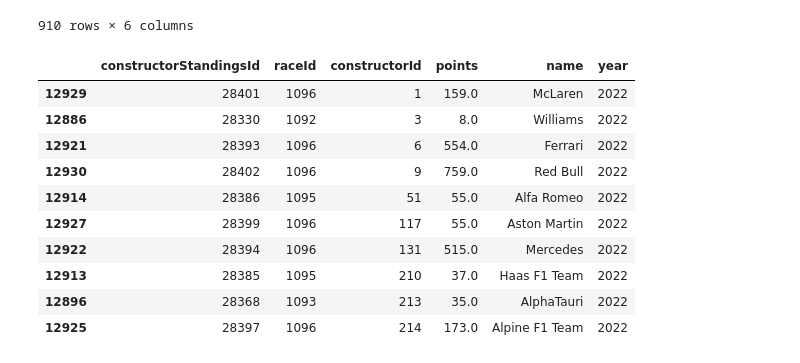
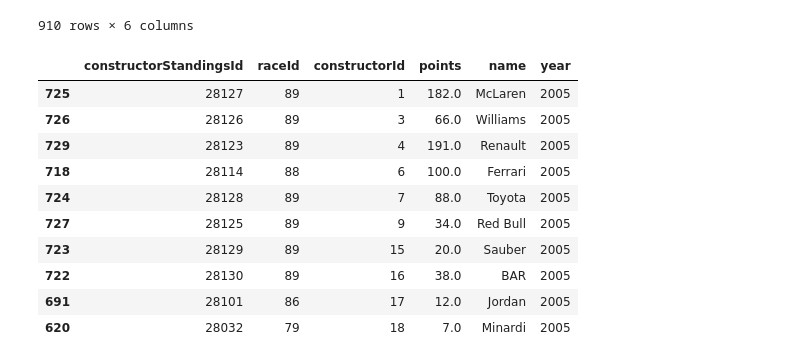
Before and after one commit to MacBeth-M/Capstone, a Jupyter notebook: DNF.ipynb, the cells around one changed output. Saved outputs shown, nothing was run; the diff lists cells and outputs as text; code cells hidden in the pictures.

```diff
--- a/DNF.ipynb
+++ b/DNF.ipynb
@@ -416,18 +416,19 @@ result_df
 | 12925 | 28397 | 1096 | 214 | 173.0 | Alpine F1 Team | 2022 |
 | 13099 | 28628 | 1115 | 214 | 90.0 | Alpine F1 Team | 2023 |
 910 rows × 6 columns
-# %%
-filtered_df2 = result_df[(result_df['year'] == 2022)]
-filtered_df2
-# %% [output]
-|  | constructorStandingsId | raceId | constructorId | points | name | year |
-| 12929 | 28401 | 1096 | 1 | 159.0 | McLaren | 2022 |
-| 12886 | 28330 | 1092 | 3 | 8.0 | Williams | 2022 |
-| 12921 | 28393 | 1096 | 6 | 554.0 | Ferrari | 2022 |
-| 12930 | 28402 | 1096 | 9 | 759.0 | Red Bull | 2022 |
-| 12914 | 28386 | 1095 | 51 | 55.0 | Alfa Romeo | 2022 |
-| 12927 | 28399 | 1096 | 117 | 55.0 | Aston Martin | 2022 |
-| 12922 | 28394 | 1096 | 131 | 515.0 | Mercedes | 2022 |
-| 12913 | 28385 | 1095 | 210 | 37.0 | Haas F1 Team | 2022 |
-| 12896 | 28368 | 1093 | 213 | 35.0 | AlphaTauri | 2022 |
-| 12925 | 28397 | 1096 | 214 | 173.0 | Alpine F1 Team | 2022 |
+# %%
+filtered_df2 = result_df[(result_df['year'] == 2005)] # change year to view constructor standings for that year
+# pick random years and match with F1.com values
+filtered_df2
+# %% [output]
+|  | constructorStandingsId | raceId | constructorId | points | name | year |
+| 725 | 28127 | 89 | 1 | 182.0 | McLaren | 2005 |
+| 726 | 28126 | 89 | 3 | 66.0 | Williams | 2005 |
+| 729 | 28123 | 89 | 4 | 191.0 | Renault | 2005 |
+| 718 | 28114 | 88 | 6 | 100.0 | Ferrari | 2005 |
+| 724 | 28128 | 89 | 7 | 88.0 | Toyota | 2005 |
+| 727 | 28125 | 89 | 9 | 34.0 | Red Bull | 2005 |
+| 723 | 28129 | 89 | 15 | 20.0 | Sauber | 2005 |
+| 722 | 28130 | 89 | 16 | 38.0 | BAR | 2005 |
+| 691 | 28101 | 86 | 17 | 12.0 | Jordan | 2005 |
+| 620 | 28032 | 79 | 18 | 7.0 | Minardi | 2005 |
```
Also changed, not shown: parts of 12 cells of this notebook, 2 other files.
